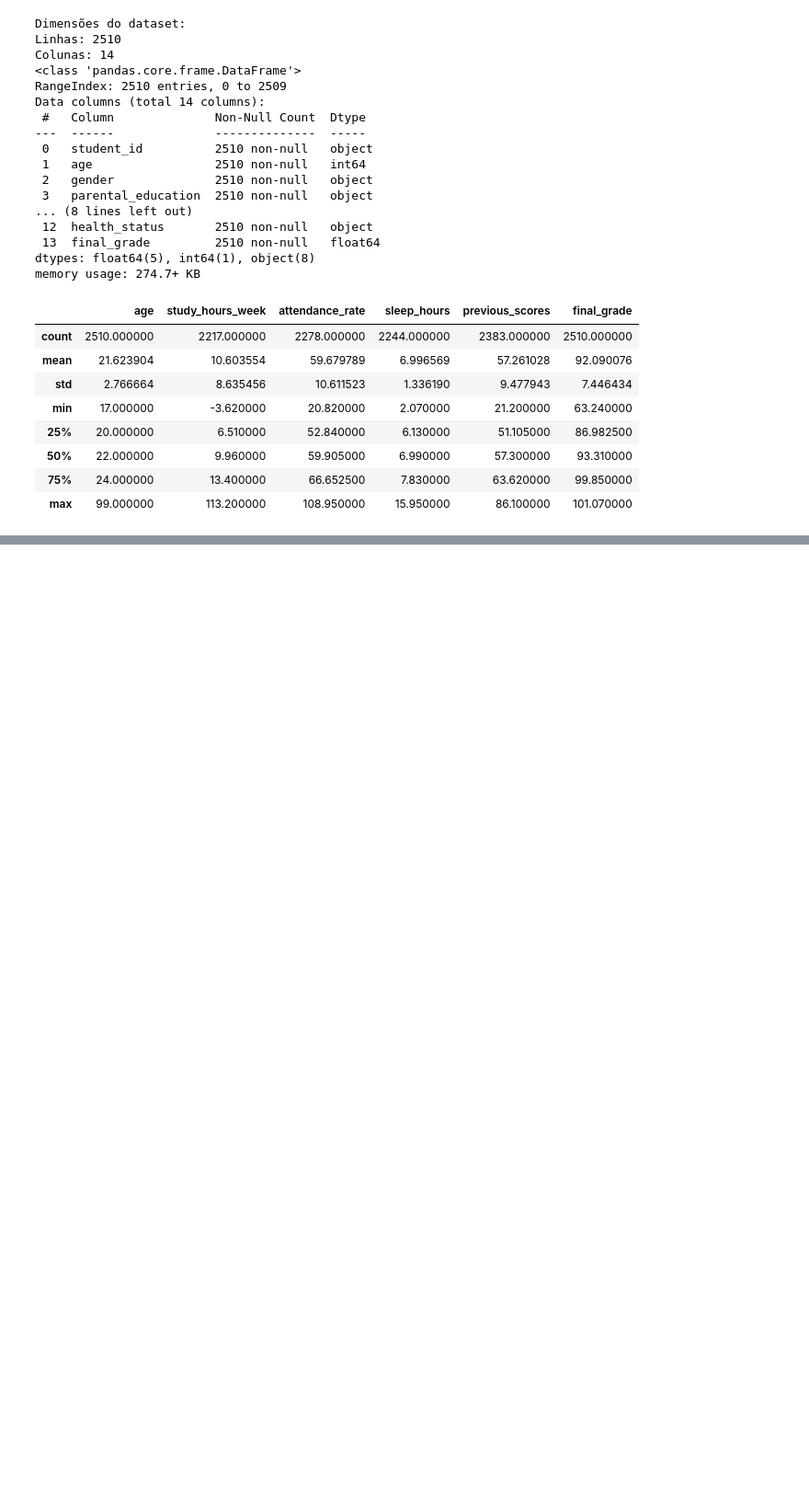
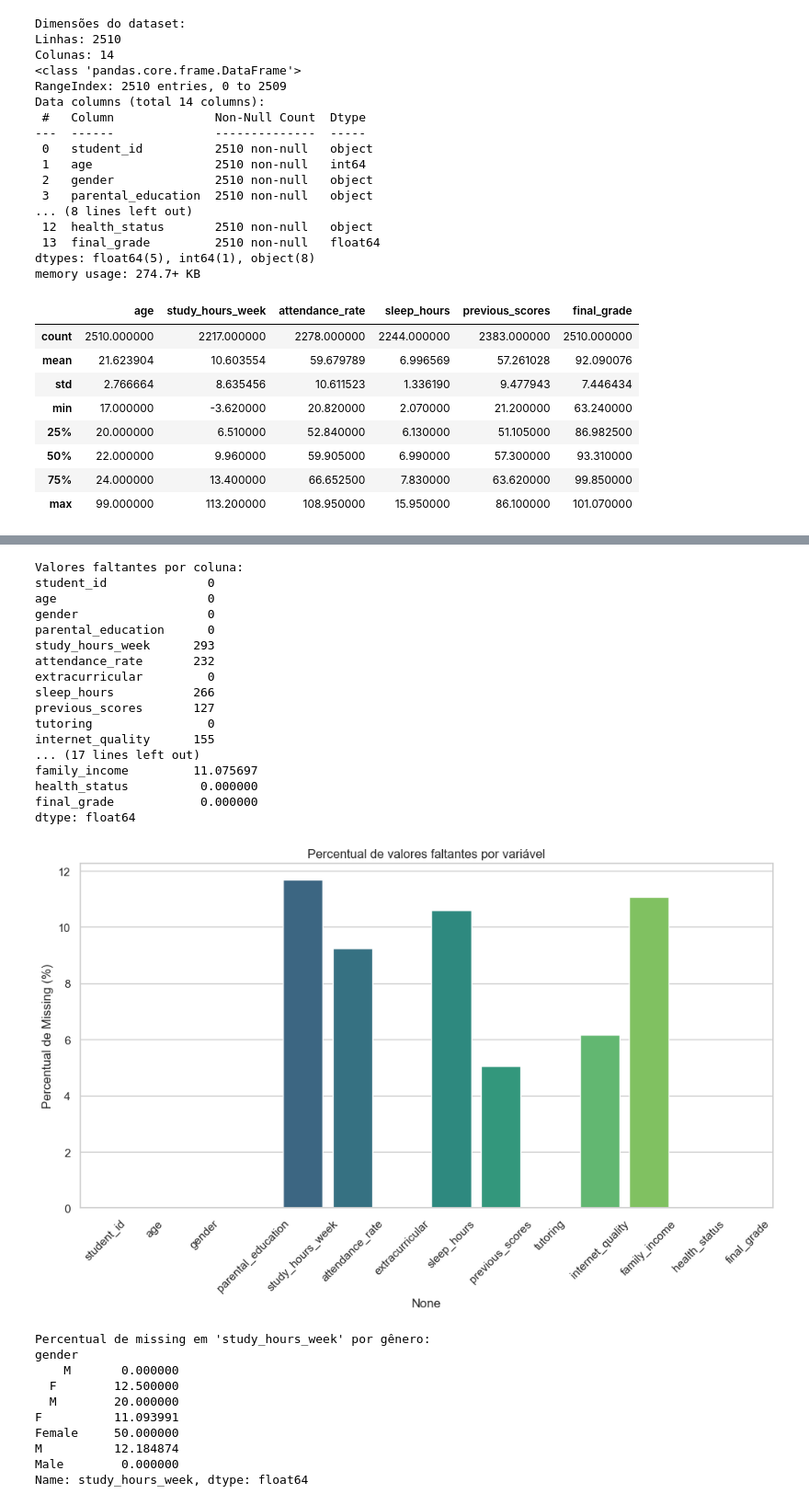
Before and after one commit to Juan-82/4-C-Juan-Enoque---students_performance, a Jupyter notebook: notebooks/01_EDA.ipynb, the cells around one changed output, grey strips where cells are left out. Shown at 92% size. Cells and saved outputs as stored; diff of their text form; code cells hidden in the pictures; blank space fills up the shorter version.

```diff
--- a/notebooks/01_EDA.ipynb
+++ b/notebooks/01_EDA.ipynb
@@ -64,0 +110,59 @@ Ele possui:
+# %%
+# Ignorar warnings para deixar a saída limpa
+warnings.filterwarnings("ignore")
+
+# Contagem de valores faltantes por coluna
+missing_counts = df.isnull().sum()
+print("Valores faltantes por coluna:")
+print(missing_counts)
+
+# Percentual de valores faltantes por coluna
+missing_percent = (df.isnull().sum() / len(df)) * 100
+print("\nPercentual de valores faltantes por coluna:")
+print(missing_percent)
+
+# Configuração estética
+sns.set(style="whitegrid")
+
+# Gráfico de barras do percentual de missing
+plt.figure(figsize=(12,6))
+sns.barplot(x=missing_percent.index, y=missing_percent.values, palette="viridis")
+plt.ylabel("Percentual de Missing (%)")
+plt.xticks(rotation=45)
+plt.title("Percentual de valores faltantes por variável")
+plt.show()
+
+# Exemplo: ver se missing em study_hours_week varia por gênero
+if 'study_hours_week' in df.columns and 'gender' in df.columns:
+    missing_by_gender = df.groupby('gender')['study_hours_week'].apply(lambda x: x.isnull().mean() * 100)
+    print("\nPercentual de missing em 'study_hours_week' por gênero:")
+    print(missing_by_gender)
+# %% [output]
+Valores faltantes por coluna:
+student_id              0
+age                     0
+gender                  0
+parental_education      0
+study_hours_week      293
+attendance_rate       232
+extracurricular         0
+sleep_hours           266
+previous_scores       127
+tutoring                0
+internet_quality      155
+... (17 lines left out)
+family_income         11.075697
+health_status          0.000000
+final_grade            0.000000
+dtype: float64
+[figure, added]
+Percentual de missing em 'study_hours_week' por gênero:
+gender
+    M       0.000000
+  F        12.500000
+  M        20.000000
+F          11.093991
+Female     50.000000
+M          12.184874
+Male        0.000000
+Name: study_hours_week, dtype: float64
```
Also changed, not shown: parts of 8 cells of this notebook.
